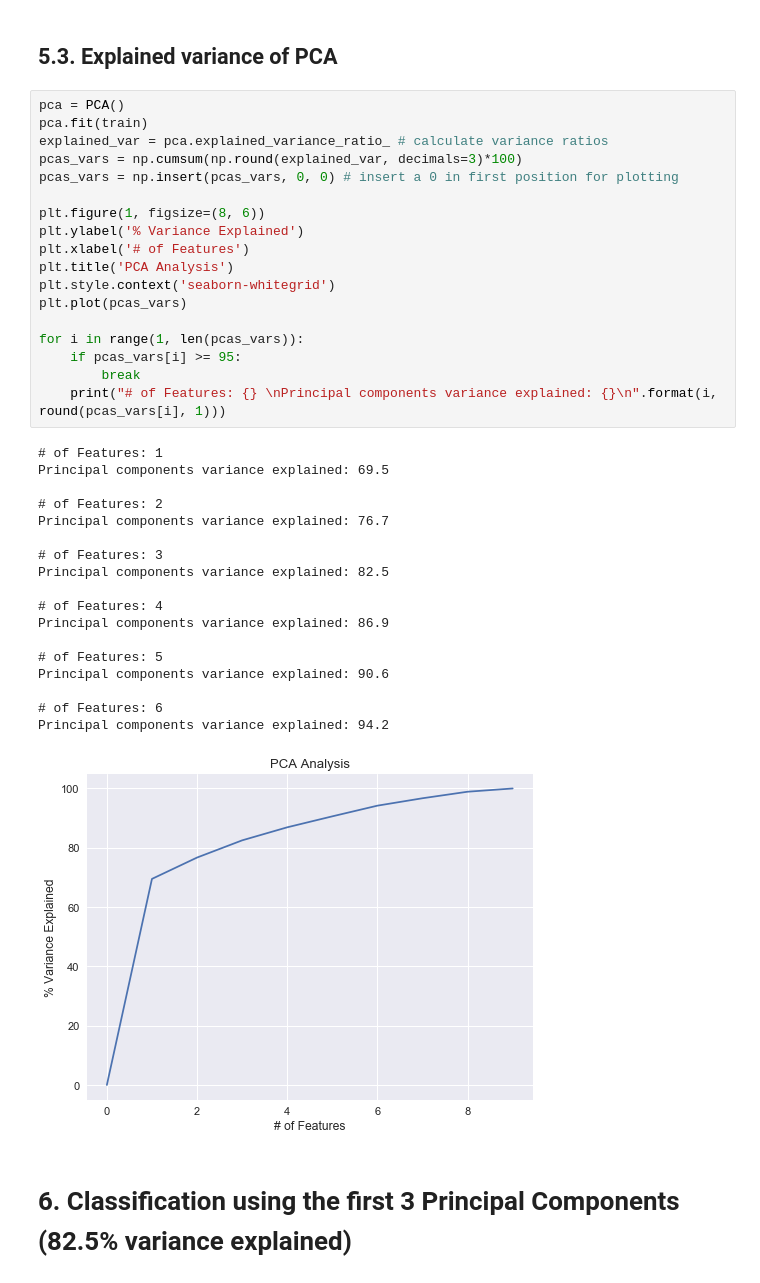
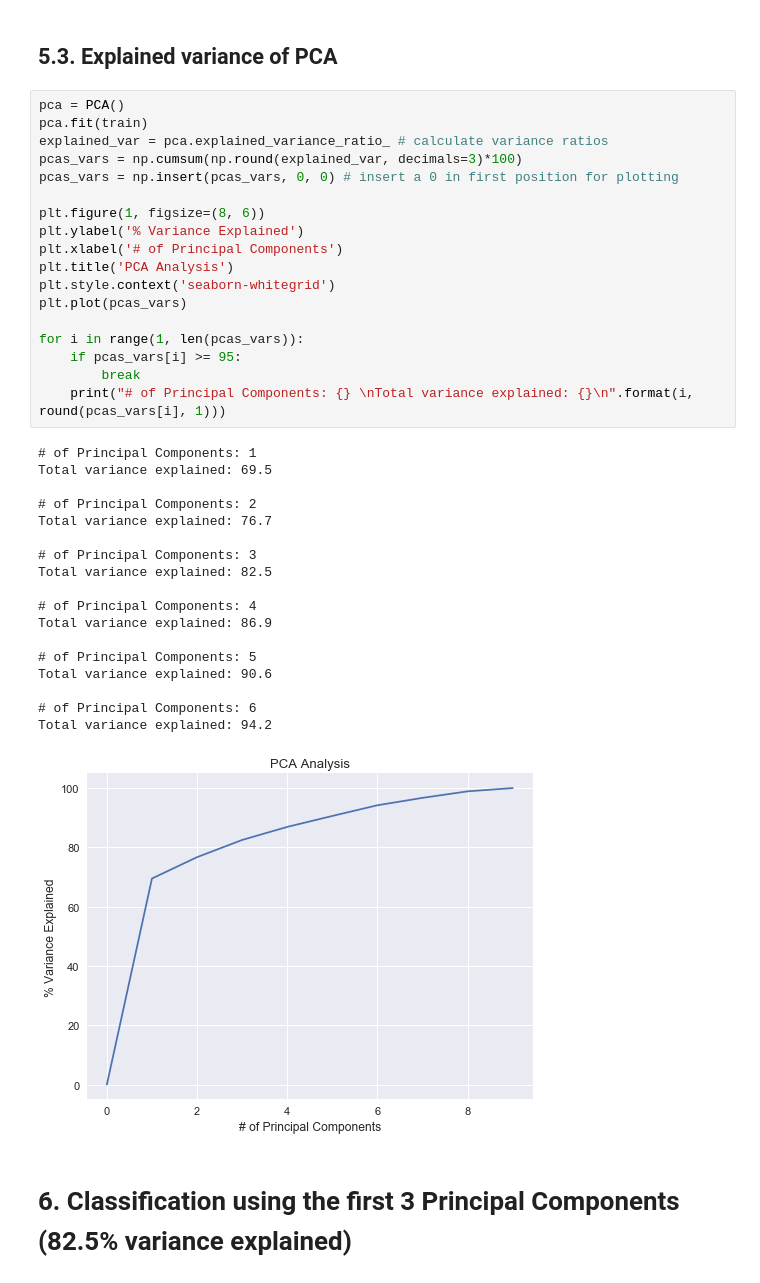
Before and after one commit to AndreGodinho7/Multivariate-Analysis, a Jupyter notebook: 2. Preliminary Analysis/Preliminary Analysis Final.ipynb, the cells around one changed output. Saved outputs shown, nothing was run; the diff lists cells and outputs as text.

```diff
--- a/2. Preliminary Analysis/Preliminary Analysis Final.ipynb
+++ b/2. Preliminary Analysis/Preliminary Analysis Final.ipynb
@@ -532,40 +532,40 @@ test = (test-test.mean())/test.max()-test.min()
 # %%
 pca = PCA()
 pca.fit(train)
 explained_var = pca.explained_variance_ratio_ # calculate variance ratios
 pcas_vars = np.cumsum(np.round(explained_var, decimals=3)*100)
 pcas_vars = np.insert(pcas_vars, 0, 0) # insert a 0 in first position for plotting
 
 plt.figure(1, figsize=(8, 6))
 plt.ylabel('% Variance Explained')
-plt.xlabel('# of Features')
+plt.xlabel('# of Principal Components')
 plt.title('PCA Analysis')
 plt.style.context('seaborn-whitegrid')
 plt.plot(pcas_vars)
 
 for i in range(1, len(pcas_vars)):
     if pcas_vars[i] >= 95:
         break
-    print("# of Features: {} \nPrincipal components variance explained: {}\n".format(i, round(pcas_vars[i], 1)))
+    print("# of Principal Components: {} \nTotal variance explained: {}\n".format(i, round(pcas_vars[i], 1)))
 # %% [output]
-# of Features: 1
-Principal components variance explained: 69.5
+# of Principal Components: 1
+Total variance explained: 69.5
 
-# of Features: 2
-Principal components variance explained: 76.7
+# of Principal Components: 2
+Total variance explained: 76.7
 
-# of Features: 3
-Principal components variance explained: 82.5
+# of Principal Components: 3
+Total variance explained: 82.5
 
-# of Features: 4
-Principal components variance explained: 86.9
+# of Principal Components: 4
+Total variance explained: 86.9
 
-# of Features: 5
-Principal components variance explained: 90.6
+# of Principal Components: 5
+Total variance explained: 90.6
 
-# of Features: 6
-Principal components variance explained: 94.2
+# of Principal Components: 6
+Total variance explained: 94.2
-[figure, old version]
+[figure, new version]
 # %% [markdown]
 # 6. Classification using the first 3 Principal Components (82.5% variance explained)
 # %%
```
